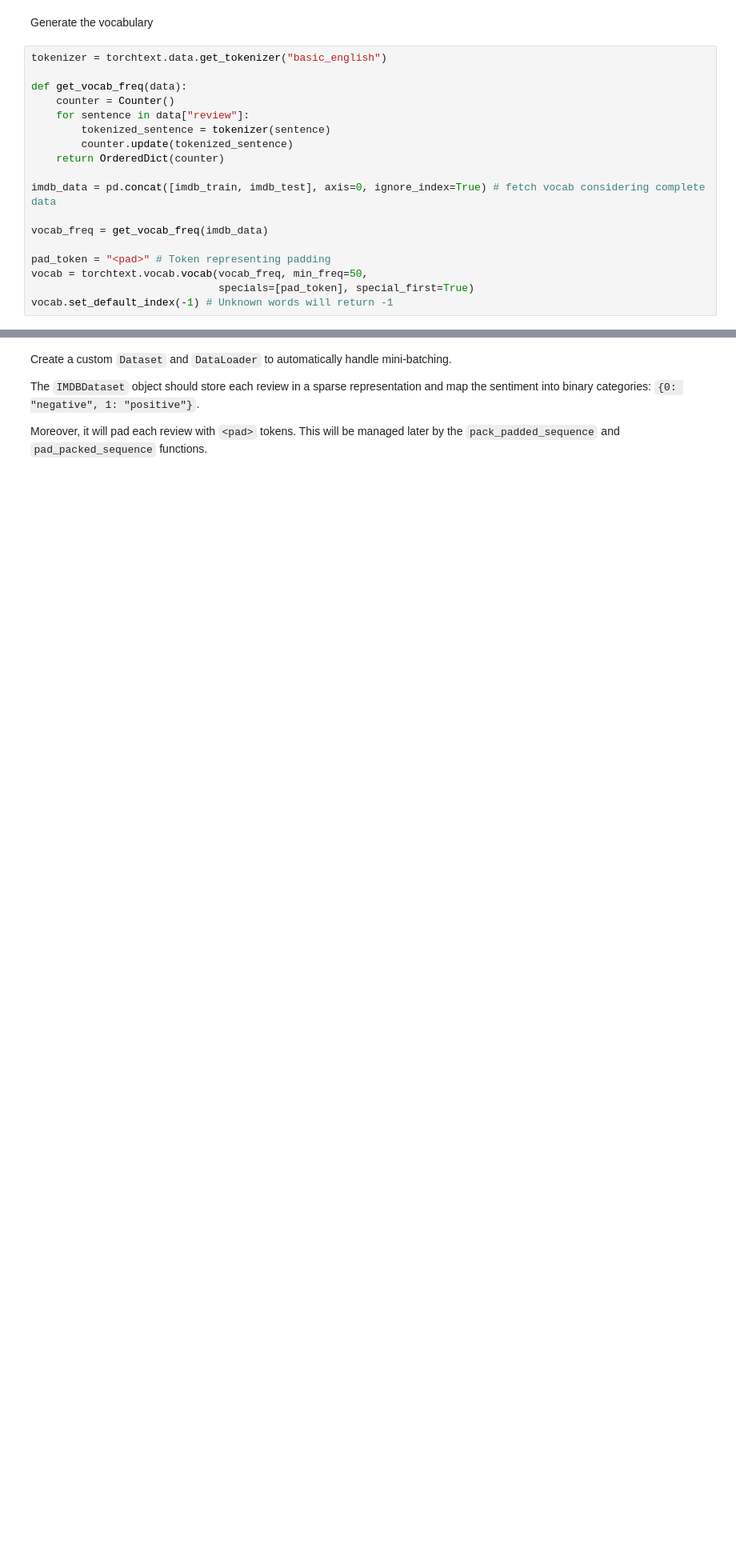
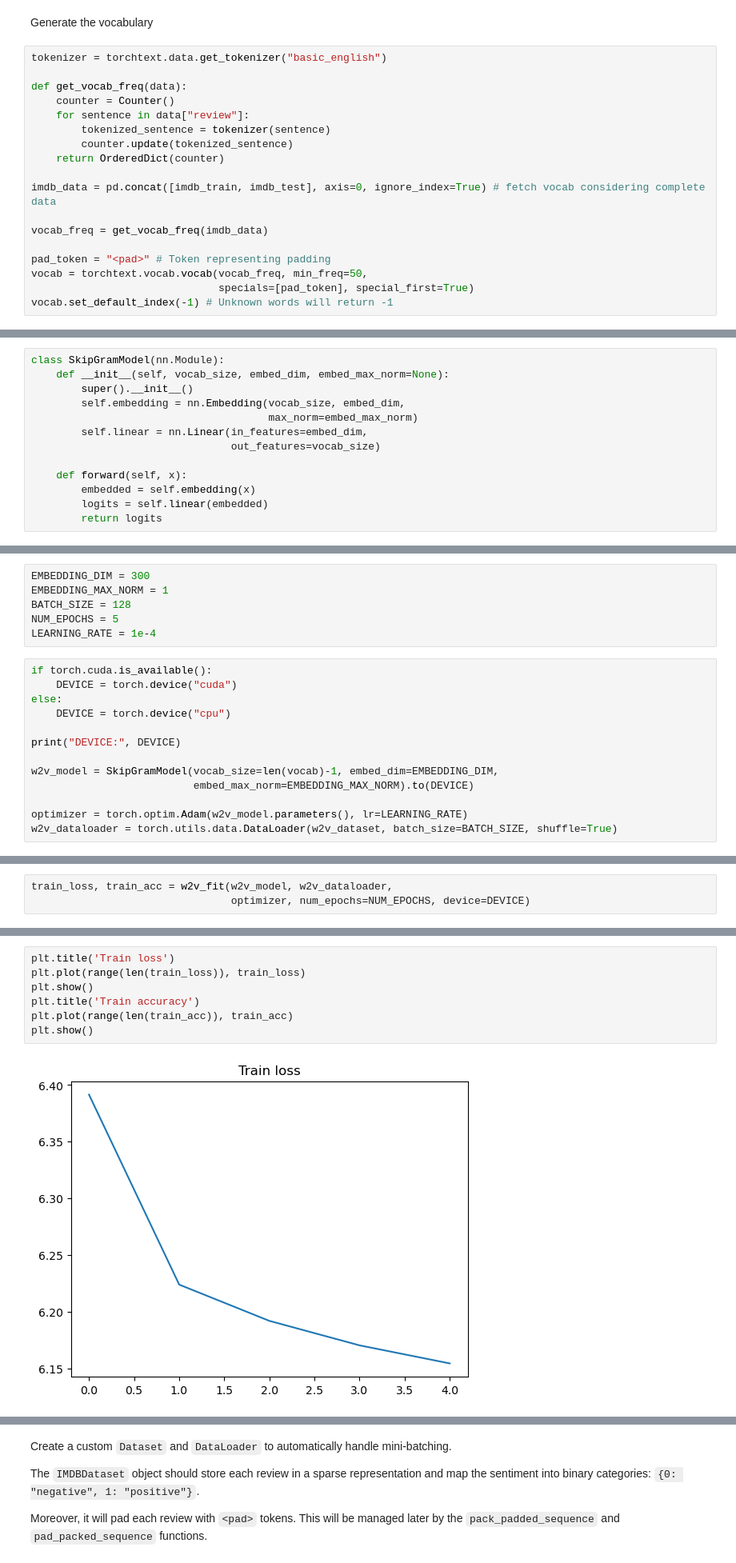
Before and after one commit to fcoelhomrc/MachineLearning, a Jupyter notebook: TAAPC_Assignments/assignment_2_model.ipynb, the cells around one changed output, grey strips where cells are left out. Shown at 80% size. Cells and saved outputs as stored; diff of their text form; blank space fills up the shorter version.

```diff
--- a/TAAPC_Assignments/assignment_2_model.ipynb
+++ b/TAAPC_Assignments/assignment_2_model.ipynb
@@ -69,0 +164,13 @@ PADDED_LENGTH
+# %%
+class SkipGramModel(nn.Module):
+    def __init__(self, vocab_size, embed_dim, embed_max_norm=None):
+        super().__init__()
+        self.embedding = nn.Embedding(vocab_size, embed_dim,
+                                      max_norm=embed_max_norm)
+        self.linear = nn.Linear(in_features=embed_dim,
+                                out_features=vocab_size)
+
+    def forward(self, x):
+        embedded = self.embedding(x)
+        logits = self.linear(embedded)
+        return logits
@@ -69,0 +211,19 @@ PADDED_LENGTH
+# %%
+EMBEDDING_DIM = 300
+EMBEDDING_MAX_NORM = 1
+BATCH_SIZE = 128
+NUM_EPOCHS = 5
+LEARNING_RATE = 1e-4
+# %%
+if torch.cuda.is_available():
+    DEVICE = torch.device("cuda")
+else:
+    DEVICE = torch.device("cpu")
+
+print("DEVICE:", DEVICE)
+
+w2v_model = SkipGramModel(vocab_size=len(vocab)-1, embed_dim=EMBEDDING_DIM,
+                          embed_max_norm=EMBEDDING_MAX_NORM).to(DEVICE)
+
+optimizer = torch.optim.Adam(w2v_model.parameters(), lr=LEARNING_RATE)
+w2v_dataloader = torch.utils.data.DataLoader(w2v_dataset, batch_size=BATCH_SIZE, shuffle=True)
@@ -69,0 +232,3 @@ PADDED_LENGTH
+# %%
+train_loss, train_acc = w2v_fit(w2v_model, w2v_dataloader,
+                                optimizer, num_epochs=NUM_EPOCHS, device=DEVICE)
@@ -69,0 +246,9 @@ PADDED_LENGTH
+# %%
+plt.title('Train loss')
+plt.plot(range(len(train_loss)), train_loss)
+plt.show()
+plt.title('Train accuracy')
+plt.plot(range(len(train_acc)), train_acc)
+plt.show()
+# %% [output]
+[figure, added]
```
Also changed, not shown: parts of 36 cells of this notebook, 2 other files.
